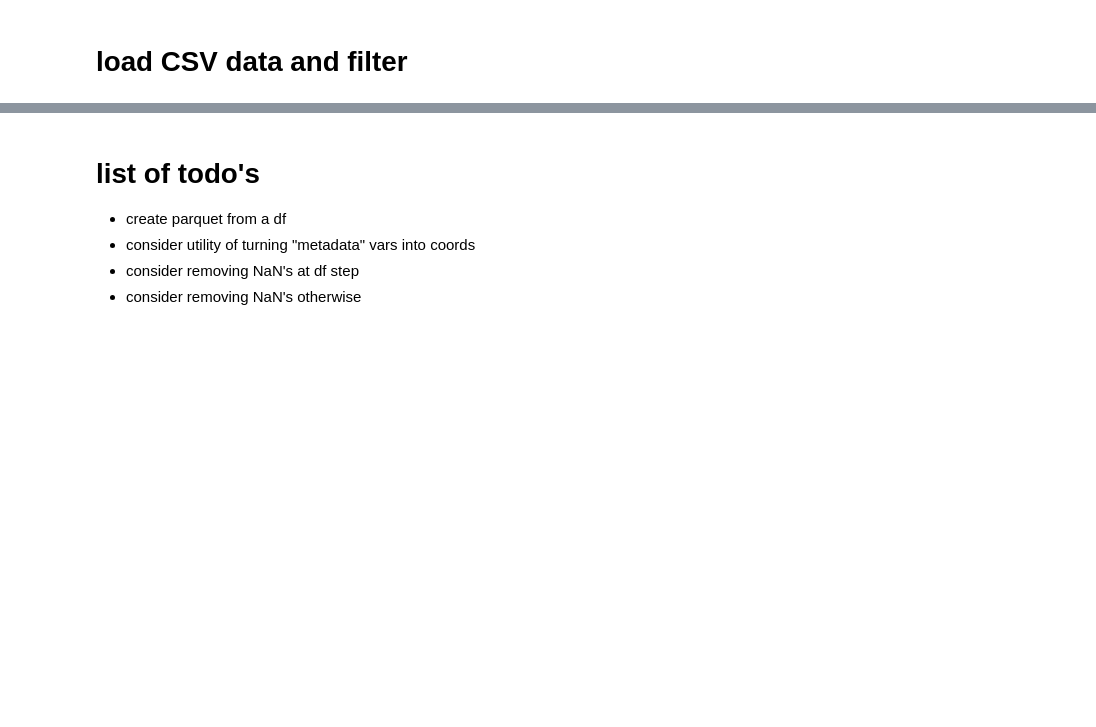
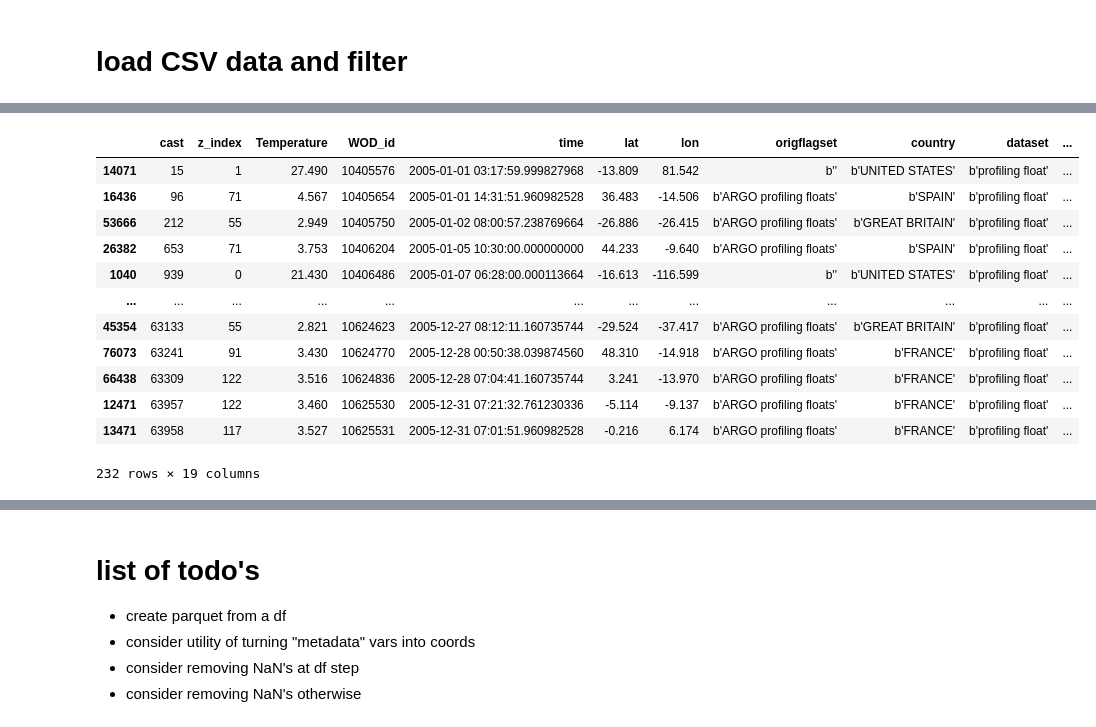
Before and after one commit to CARSv2/cars-v2, a Jupyter notebook: notebooks/CODA-database-sandbox.ipynb, the cells around one changed output, grey strips where cells are left out. Saved outputs shown, nothing was run; the diff lists cells and outputs as text; code cells hidden in the pictures; blank space fills up the shorter version.

```diff
--- a/notebooks/CODA-database-sandbox.ipynb
+++ b/notebooks/CODA-database-sandbox.ipynb
@@ -275,0 +131,3 @@ Wall time: 42.2 s
+# %%
+%%time
+temp_csv_ddf = dd.read_csv(write_path+"2005_pfl_temp.csv", blocksize=25e6)  # 25 MB chunks
@@ -275,0 +137,4 @@ Wall time: 42.2 s
+# %%
+%%time
+temp_csv_ddf[temp_csv_ddf['z'] >= 2000].compute()
+# %% [output]
@@ -275,0 +143,13 @@ Wall time: 42.2 s
+|  | cast | z_index | Temperature | WOD_id | time | lat | lon | origflagset | country | dataset | ... |
+| 14071 | 15 | 1 | 27.490 | 10405576 | 2005-01-01 03:17:59.999827968 | -13.809 | 81.542 | b'' | b'UNITED STATES' | b'profiling float' | ... |
+| 16436 | 96 | 71 | 4.567 | 10405654 | 2005-01-01 14:31:51.960982528 | 36.483 | -14.506 | b'ARGO profiling floats' | b'SPAIN' | b'profiling float' | ... |
+| 53666 | 212 | 55 | 2.949 | 10405750 | 2005-01-02 08:00:57.238769664 | -26.886 | -26.415 | b'ARGO profiling floats' | b'GREAT BRITAIN' | b'profiling float' | ... |
+| 26382 | 653 | 71 | 3.753 | 10406204 | 2005-01-05 10:30:00.000000000 | 44.233 | -9.640 | b'ARGO profiling floats' | b'SPAIN' | b'profiling float' | ... |
+| 1040 | 939 | 0 | 21.430 | 10406486 | 2005-01-07 06:28:00.000113664 | -16.613 | -116.599 | b'' | b'UNITED STATES' | b'profiling float' | ... |
+| ... | ... | ... | ... | ... | ... | ... | ... | ... | ... | ... | ... |
+| 45354 | 63133 | 55 | 2.821 | 10624623 | 2005-12-27 08:12:11.160735744 | -29.524 | -37.417 | b'ARGO profiling floats' | b'GREAT BRITAIN' | b'profiling float' | ... |
+| 76073 | 63241 | 91 | 3.430 | 10624770 | 2005-12-28 00:50:38.039874560 | 48.310 | -14.918 | b'ARGO profiling floats' | b'FRANCE' | b'profiling float' | ... |
+| 66438 | 63309 | 122 | 3.516 | 10624836 | 2005-12-28 07:04:41.160735744 | 3.241 | -13.970 | b'ARGO profiling floats' | b'FRANCE' | b'profiling float' | ... |
+| 12471 | 63957 | 122 | 3.460 | 10625530 | 2005-12-31 07:21:32.761230336 | -5.114 | -9.137 | b'ARGO profiling floats' | b'FRANCE' | b'profiling float' | ... |
+| 13471 | 63958 | 117 | 3.527 | 10625531 | 2005-12-31 07:01:51.960982528 | -0.216 | 6.174 | b'ARGO profiling floats' | b'FRANCE' | b'profiling float' | ... |
+232 rows × 19 columns
```
Also changed, not shown: parts of 21 cells of this notebook.
